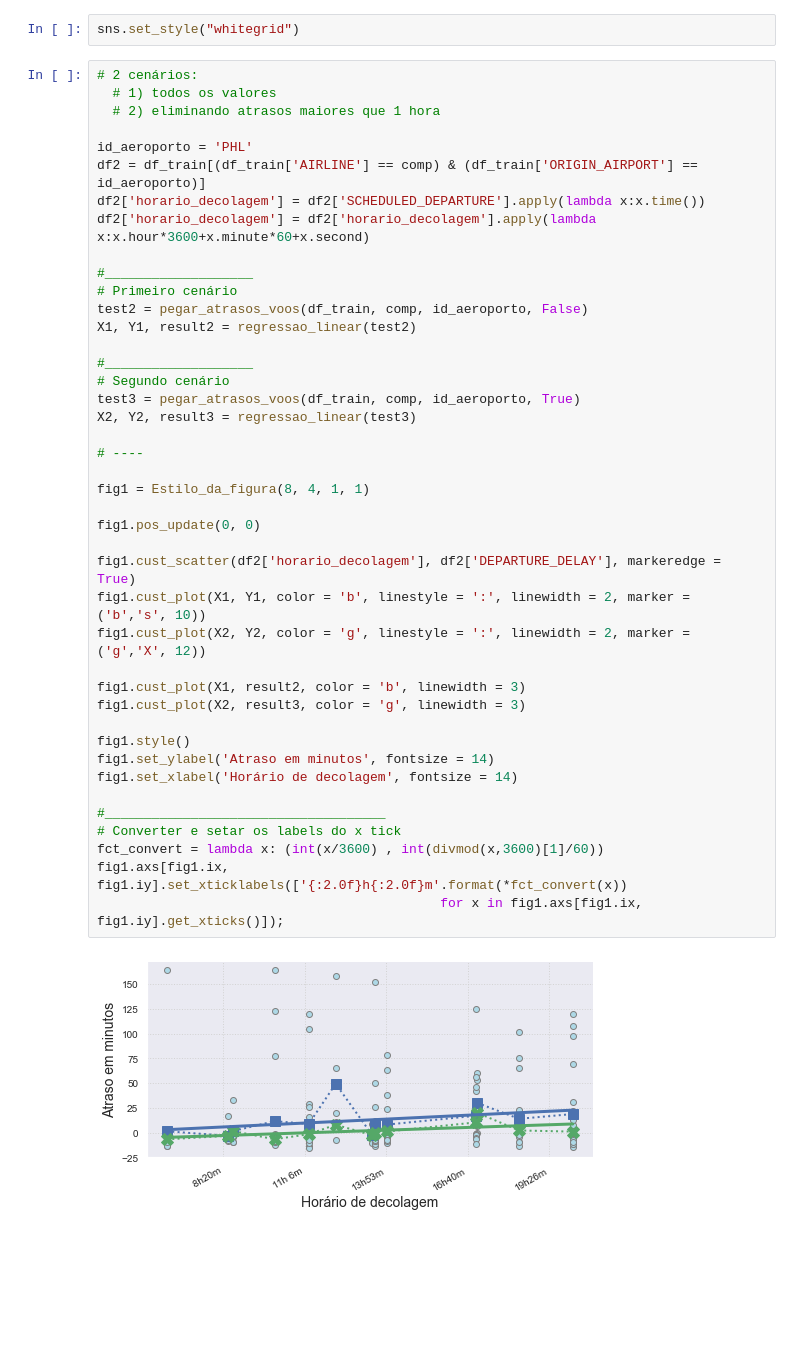
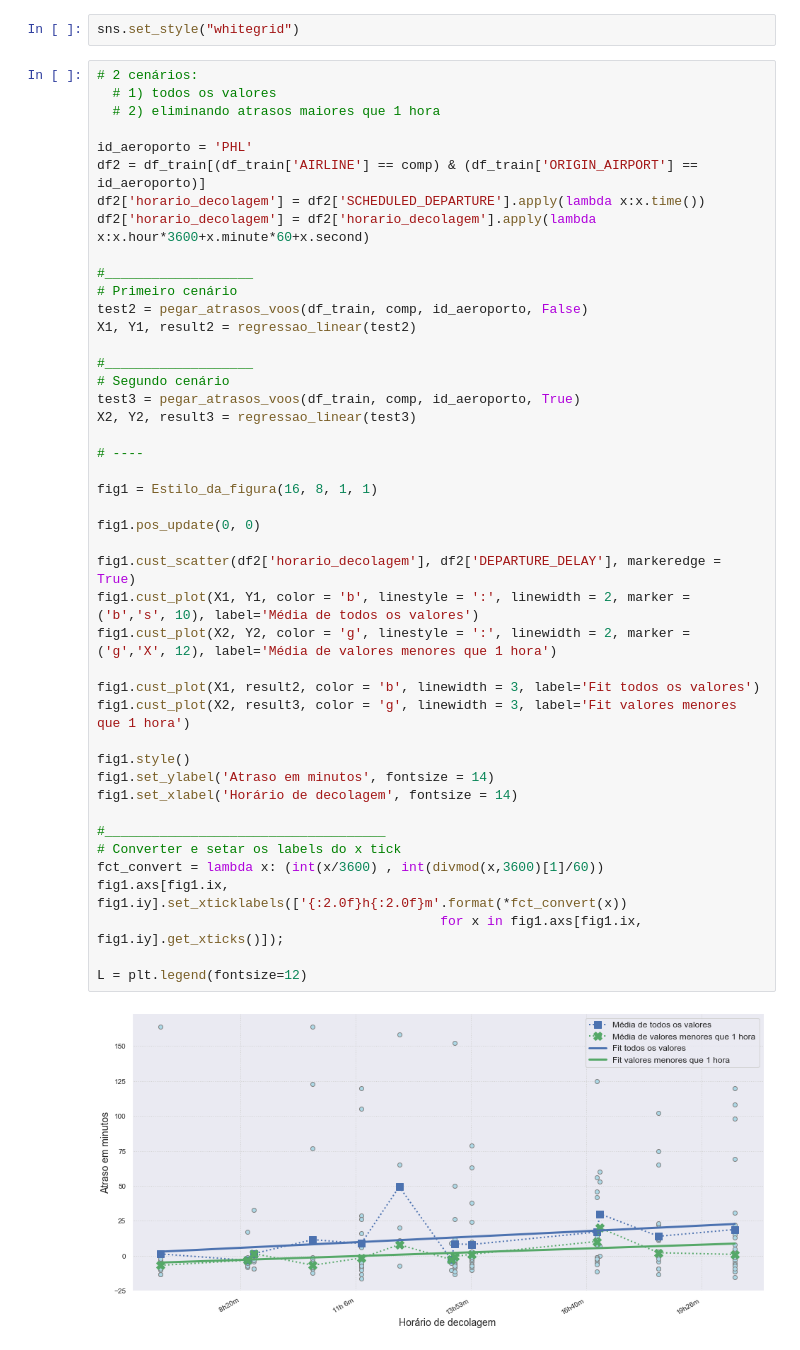
Before and after one commit to bekwendhausen/voos-kaggle-2015, a Jupyter notebook: flights-delay.ipynb, the cells around one changed output. Cells and saved outputs as stored; diff of their text form; blank space fills up the shorter version.

```diff
--- a/flights-delay.ipynb
+++ b/flights-delay.ipynb
@@ -961,36 +961,38 @@ df2['horario_decolagem'] = df2['SCHEDULED_DEPARTURE'].apply(lambda x:x.time())
 df2['horario_decolagem'] = df2['horario_decolagem'].apply(lambda x:x.hour*3600+x.minute*60+x.second)
 
 #___________________
 # Primeiro cenário
 test2 = pegar_atrasos_voos(df_train, comp, id_aeroporto, False)
 X1, Y1, result2 = regressao_linear(test2)
 
 #___________________
 # Segundo cenário
 test3 = pegar_atrasos_voos(df_train, comp, id_aeroporto, True)
 X2, Y2, result3 = regressao_linear(test3)
 
 # ----
 
-fig1 = Estilo_da_figura(8, 4, 1, 1)
+fig1 = Estilo_da_figura(16, 8, 1, 1)
 
 fig1.pos_update(0, 0)
 
 fig1.cust_scatter(df2['horario_decolagem'], df2['DEPARTURE_DELAY'], markeredge = True)
-fig1.cust_plot(X1, Y1, color = 'b', linestyle = ':', linewidth = 2, marker = ('b','s', 10))
-fig1.cust_plot(X2, Y2, color = 'g', linestyle = ':', linewidth = 2, marker = ('g','X', 12))
+fig1.cust_plot(X1, Y1, color = 'b', linestyle = ':', linewidth = 2, marker = ('b','s', 10), label='Média de todos os valores')
+fig1.cust_plot(X2, Y2, color = 'g', linestyle = ':', linewidth = 2, marker = ('g','X', 12), label='Média de valores menores que 1 hora')
 
-fig1.cust_plot(X1, result2, color = 'b', linewidth = 3)
-fig1.cust_plot(X2, result3, color = 'g', linewidth = 3)
+fig1.cust_plot(X1, result2, color = 'b', linewidth = 3, label='Fit todos os valores')
+fig1.cust_plot(X2, result3, color = 'g', linewidth = 3, label='Fit valores menores que 1 hora')
 
 fig1.style()
 fig1.set_ylabel('Atraso em minutos', fontsize = 14)
 fig1.set_xlabel('Horário de decolagem', fontsize = 14)
 
 #____________________________________
 # Converter e setar os labels do x tick
 fct_convert = lambda x: (int(x/3600) , int(divmod(x,3600)[1]/60))
 fig1.axs[fig1.ix, fig1.iy].set_xticklabels(['{:2.0f}h{:2.0f}m'.format(*fct_convert(x))
                                             for x in fig1.axs[fig1.ix, fig1.iy].get_xticks()]);
+
+L = plt.legend(fontsize=12)
 # %% [output]
-[figure, old version]
+[figure, new version]
```
Also changed, not shown: 10 other files.
